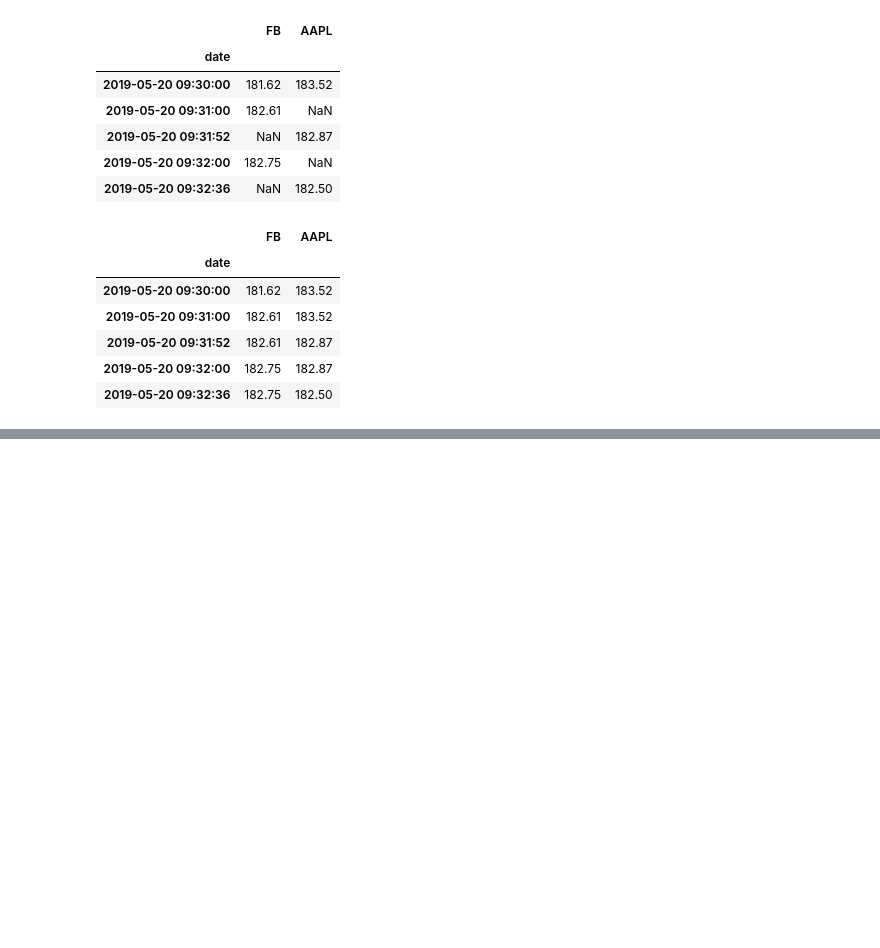
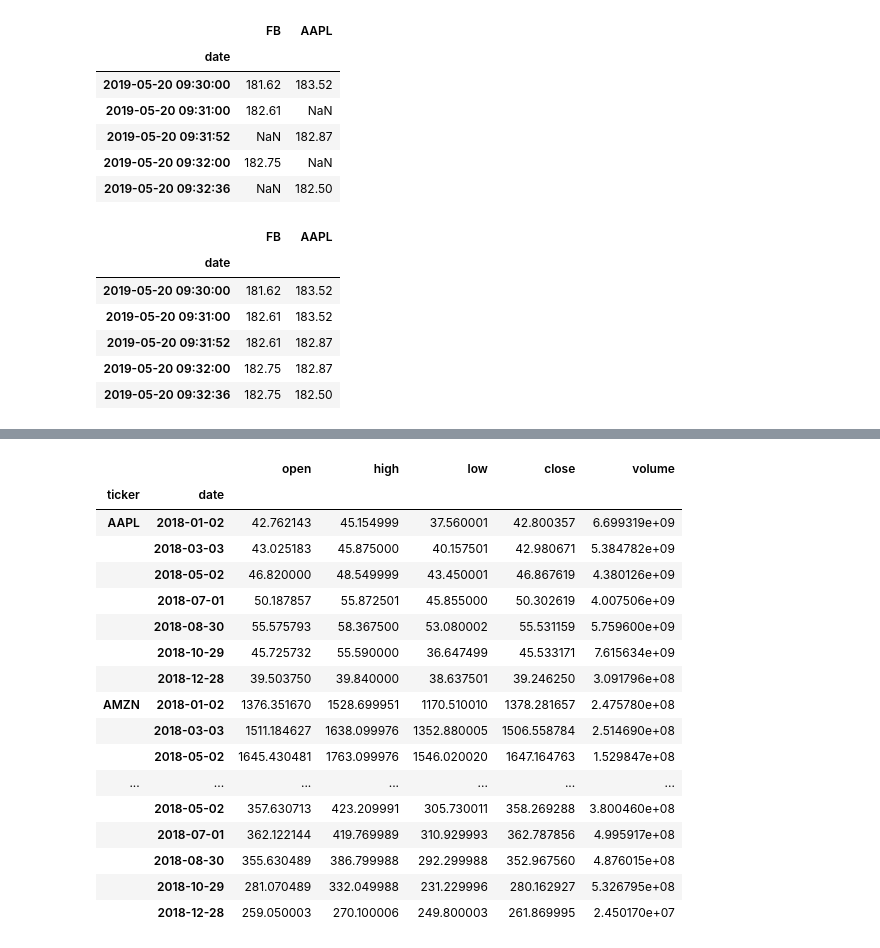
Before and after one commit to marcsegal/ITEC6720, a Jupyter notebook: ch_04/segal_assign4.ipynb, the cells around one changed output, grey strips where cells are left out. Saved outputs shown, nothing was run; the diff lists cells and outputs as text; code cells hidden in the pictures; blank space fills up the shorter version.

```diff
--- a/ch_04/segal_assign4.ipynb
+++ b/ch_04/segal_assign4.ipynb
@@ -1529,0 +1690,27 @@ pd.merge_ordered(
+# %%
+faang.groupby('ticker').resample('60D').agg(
+{
+
+'open' : np.mean, 'high' : np.max, 'low' : np.min, 'close' : np.mean, 'volume' : np.sum
+
+}
+)
+# %% [output]
+|  |  | open | high | low | close | volume |
+| ticker | date |  |  |  |  |  |
+| AAPL | 2018-01-02 | 42.762143 | 45.154999 | 37.560001 | 42.800357 | 6.699319e+09 |
+|  | 2018-03-03 | 43.025183 | 45.875000 | 40.157501 | 42.980671 | 5.384782e+09 |
+|  | 2018-05-02 | 46.820000 | 48.549999 | 43.450001 | 46.867619 | 4.380126e+09 |
+|  | 2018-07-01 | 50.187857 | 55.872501 | 45.855000 | 50.302619 | 4.007506e+09 |
+|  | 2018-08-30 | 55.575793 | 58.367500 | 53.080002 | 55.531159 | 5.759600e+09 |
+|  | 2018-10-29 | 45.725732 | 55.590000 | 36.647499 | 45.533171 | 7.615634e+09 |
+|  | 2018-12-28 | 39.503750 | 39.840000 | 38.637501 | 39.246250 | 3.091796e+08 |
+| AMZN | 2018-01-02 | 1376.351670 | 1528.699951 | 1170.510010 | 1378.281657 | 2.475780e+08 |
+|  | 2018-03-03 | 1511.184627 | 1638.099976 | 1352.880005 | 1506.558784 | 2.514690e+08 |
+|  | 2018-05-02 | 1645.430481 | 1763.099976 | 1546.020020 | 1647.164763 | 1.529847e+08 |
+| ... | ... | ... | ... | ... | ... | ... |
+|  | 2018-05-02 | 357.630713 | 423.209991 | 305.730011 | 358.269288 | 3.800460e+08 |
+|  | 2018-07-01 | 362.122144 | 419.769989 | 310.929993 | 362.787856 | 4.995917e+08 |
+|  | 2018-08-30 | 355.630489 | 386.799988 | 292.299988 | 352.967560 | 4.876015e+08 |
+|  | 2018-10-29 | 281.070489 | 332.049988 | 231.229996 | 280.162927 | 5.326795e+08 |
+|  | 2018-12-28 | 259.050003 | 270.100006 | 249.800003 | 261.869995 | 2.450170e+07 |
```
Also changed, not shown: parts of 47 cells of this notebook.
